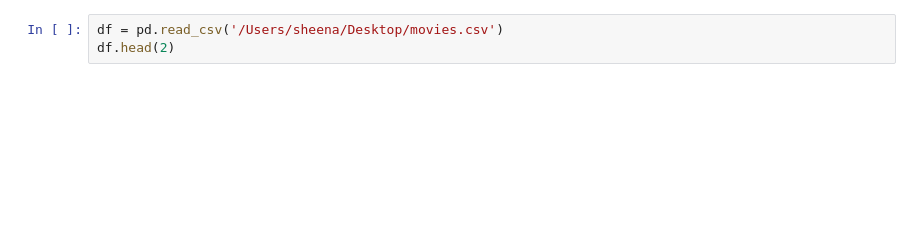
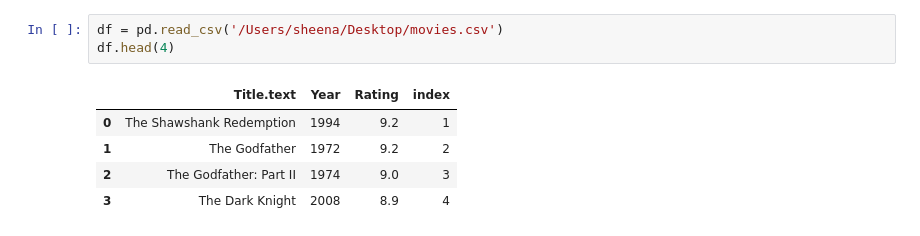
Before and after one commit to sheenstar/DAT_SF_18, a Jupyter notebook: Nov9_Sheena.ipynb, the cells around one changed output. Cells and saved outputs as stored; diff of their text form; blank space fills up the shorter version.

```diff
--- a/Nov9_Sheena.ipynb
+++ b/Nov9_Sheena.ipynb
@@ -6,5 +8,11 @@ output_notebook()
 # %%
 df = pd.read_csv('/Users/sheena/Desktop/movies.csv')
-df.head(2)
+df.head(4)
+# %% [output]
+|  | Title.text | Year | Rating | index |
+| 0 | The Shawshank Redemption | 1994 | 9.2 | 1 |
+| 1 | The Godfather | 1972 | 9.2 | 2 |
+| 2 | The Godfather: Part II | 1974 | 9.0 | 3 |
+| 3 | The Dark Knight | 2008 | 8.9 | 4 |
 # %%
 df.info()
```
Also changed, not shown: parts of 15 cells of this notebook.
